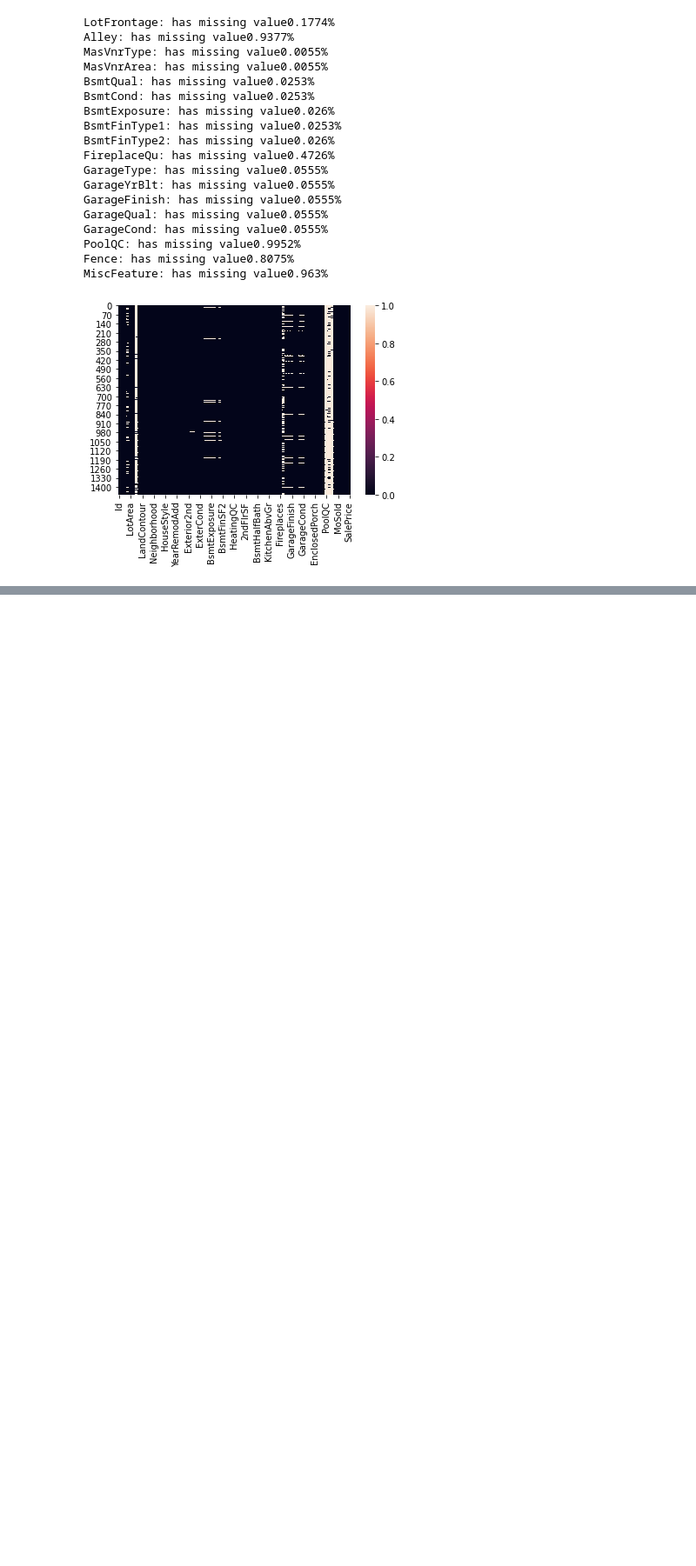
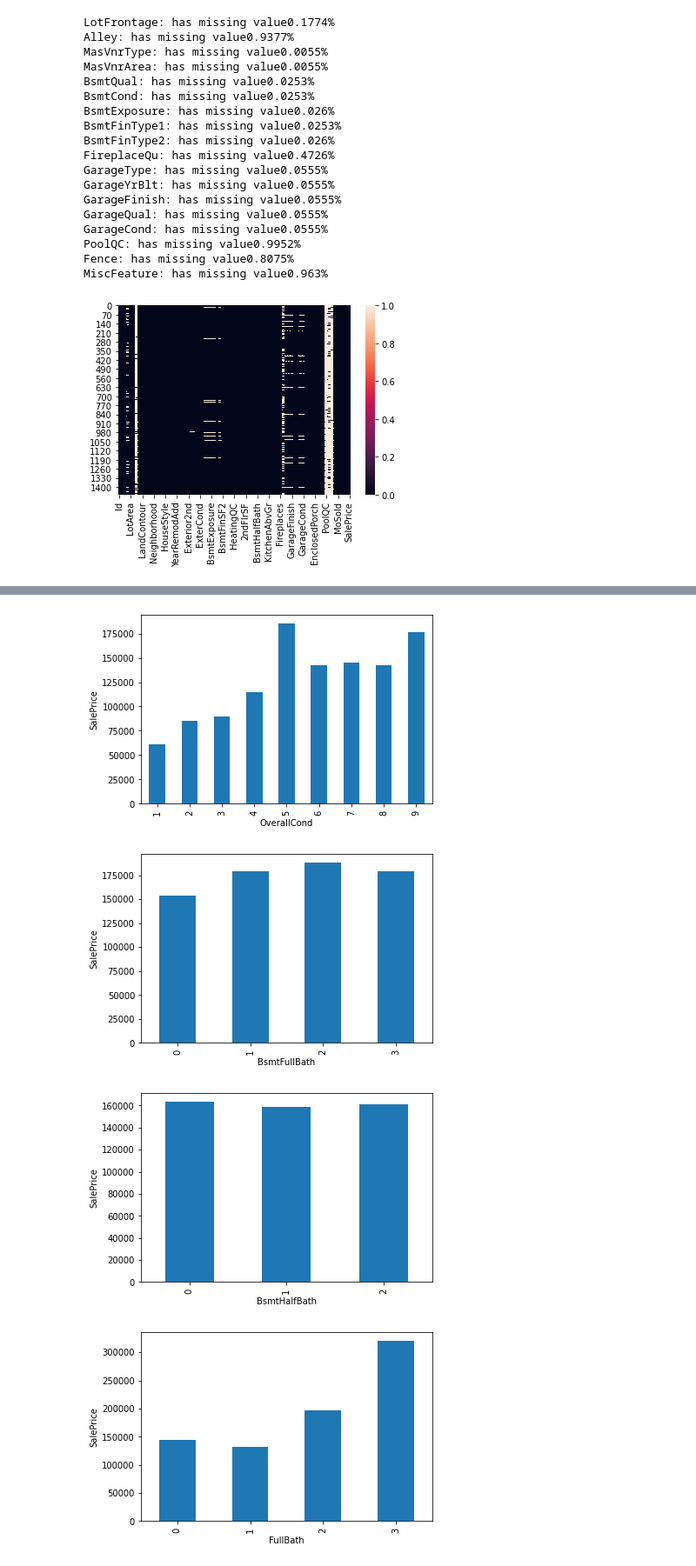
Before and after one commit to seabnavin19/MyImportance_ML_Topic, a Jupyter notebook: House Price Prediction/Untitled.ipynb, the cells around one changed output, grey strips where cells are left out. Shown at 87% size. Drawn from its saved outputs; the diff is of its cells as text; code cells hidden in the pictures; blank space fills up the shorter version.

```diff
--- a/House Price Prediction/Untitled.ipynb
+++ b/House Price Prediction/Untitled.ipynb
@@ -53,0 +83,5 @@ for na_feature in feature_has_na:
+# %%
+discret_feature=[   feature for feature in df.columns
+                    if feature not in category_feature
+                    and len(df[feature].unique())<10
+                ]
@@ -53,0 +146,14 @@ for na_feature in feature_has_na:
+# %%
+for feature in discret_feature:
+    data=df.copy()
+
+    data.groupby(feature)["SalePrice"].median().plot.bar()
+
+    plt.ylabel("SalePrice")
+    plt.xlabel(feature)
+    plt.show()
+# %% [output]
+[figure, added]
+[figure, added]
+[figure, added]
+[figure, added]
```
Also changed, not shown: parts of 15 cells of this notebook.
